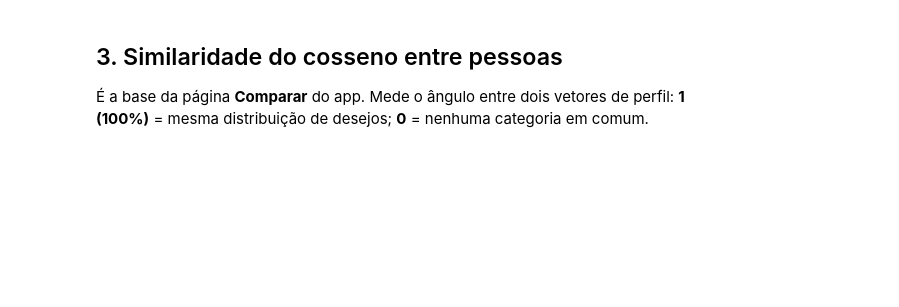
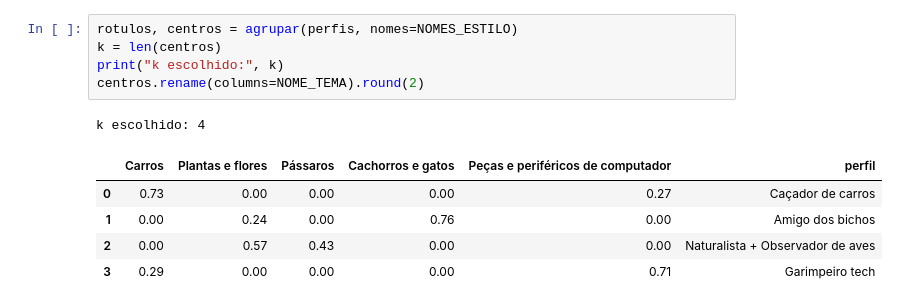
Before and after one commit to nicollaspaulo51-cyber/wishlens, a Jupyter notebook: notebooks/03_modelagem.ipynb, the cells around one changed output. Drawn from its saved outputs; the diff is of its cells as text; blank space fills up the shorter version.

```diff
--- a/notebooks/03_modelagem.ipynb
+++ b/notebooks/03_modelagem.ipynb
@@ -101,4 +50,12 @@ Text(126.88460286458331, 0.5, '')
-# %% [markdown]
-## 3. Similaridade do cosseno entre pessoas
-É a base da página **Comparar** do app. Mede o ângulo entre dois vetores de perfil:
-**1 (100%)** = mesma distribuição de desejos; **0** = nenhuma categoria em comum.
+# %%
+rotulos, centros = agrupar(perfis, nomes=NOMES_ESTILO)
+k = len(centros)
+print("k escolhido:", k)
+centros.rename(columns=NOME_TEMA).round(2)
+# %% [output]
+k escolhido: 4
+|  | Carros | Plantas e flores | Pássaros | Cachorros e gatos | Peças e periféricos de computador | perfil |
+| 0 | 0.73 | 0.00 | 0.00 | 0.00 | 0.27 | Caçador de carros |
+| 1 | 0.00 | 0.24 | 0.00 | 0.76 | 0.00 | Amigo dos bichos |
+| 2 | 0.00 | 0.57 | 0.43 | 0.00 | 0.00 | Naturalista + Observador de aves |
+| 3 | 0.29 | 0.00 | 0.00 | 0.00 | 0.71 | Garimpeiro tech |
```
Also changed, not shown: parts of 22 cells of this notebook, 15 other files.
